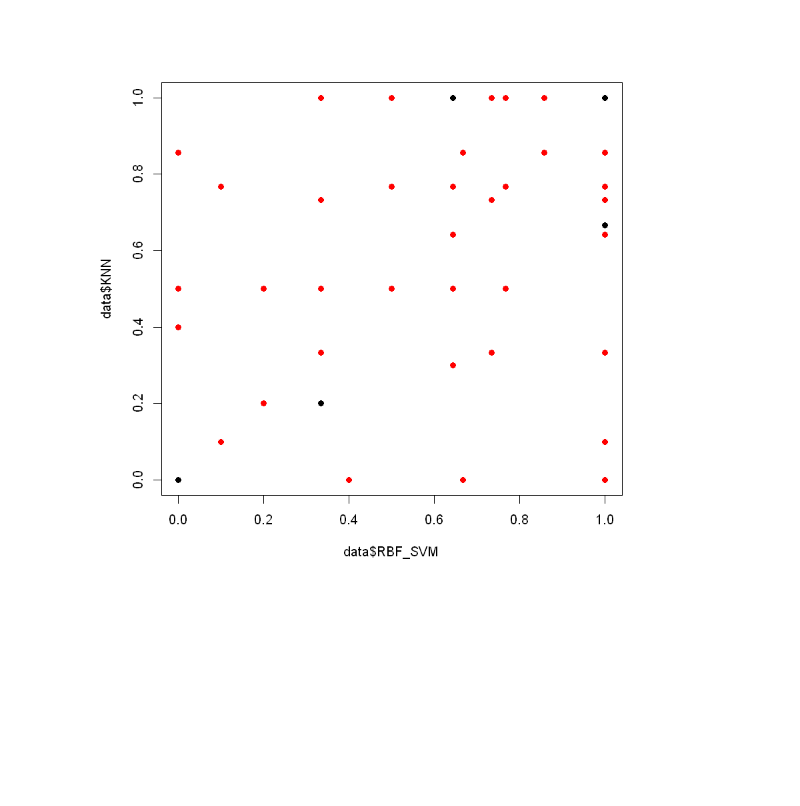
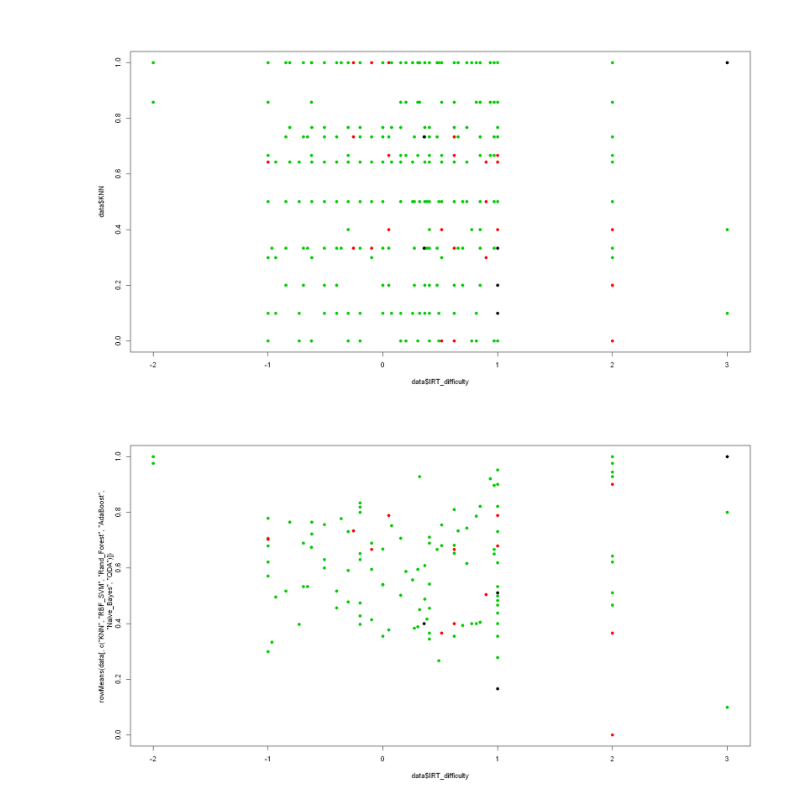
Before and after one commit to Yagwar/ASAG_Test, a Jupyter notebook: Final Results.ipynb, the cells around one changed output. Saved outputs shown, nothing was run; the diff lists cells and outputs as text; code cells hidden in the pictures; blank space fills up the shorter version.

```diff
--- a/Final Results.ipynb
+++ b/Final Results.ipynb
@@ -26,0 +1,16 @@ summary(data)
+# %%
+library(car)
+options(repr.plot.width=16, repr.plot.height=9)
+
+data=read.csv2("final reults.csv",row.names=1)
+data_2=data[!data$process_2=="undefined",]
+data_6=data[!data$process_6=="undefined",]
+# %%
+colnames(data)
+summary(data)
+
+data$process_6=factor(data$process_6, levels=c("undefined","Remember","Understand","Apply","Analyze","Create","Evaluate"))
+data$process_2=factor(data$process_2, levels=c("undefined","remember","transfer"))
+
+data_6$process_6=factor(data_6$process_6, levels=c("Remember","Understand","Apply","Analyze","Create","Evaluate"))
+data_2$process_2=factor(data_2$process_2, levels=c("remember","transfer"))
@@ -36,4 +208,15 @@ lines(density(data$QDA),col="black", lwd=2, lty=6)
+# %%
+plot(data$IRT_difficulty, data$KNN, pch=16, col=data$process_2)
+points(data$IRT_difficulty, data$RBF_SVM, pch=16, col=data$process_2)
+points(data$IRT_difficulty, data$Rand_Forest, pch=16, col=data$process_2)
+points(data$IRT_difficulty, data$AdaBoost, pch=16, col=data$process_2)
+points(data$IRT_difficulty, data$Naive_Bayes, pch=16, col=data$process_2)
+points(data$IRT_difficulty, data$QDA, pch=16, col=data$process_2)
+# %% [output]
+[figure, added]
 # %%
-plot(data$RBF_SVM, data$KNN, pch=16, col=data$Process)
+plot(data$IRT_difficulty,
+	rowMeans(data[,c("KNN","RBF_SVM","Rand_Forest","AdaBoost","Naive_Bayes","QDA")]),
+	pch=16, col=data$process_2)
 # %% [output]
-[figure, old version]
+[figure, new version]
```
Also changed, not shown: parts of 22 cells of this notebook, 1 other file.
